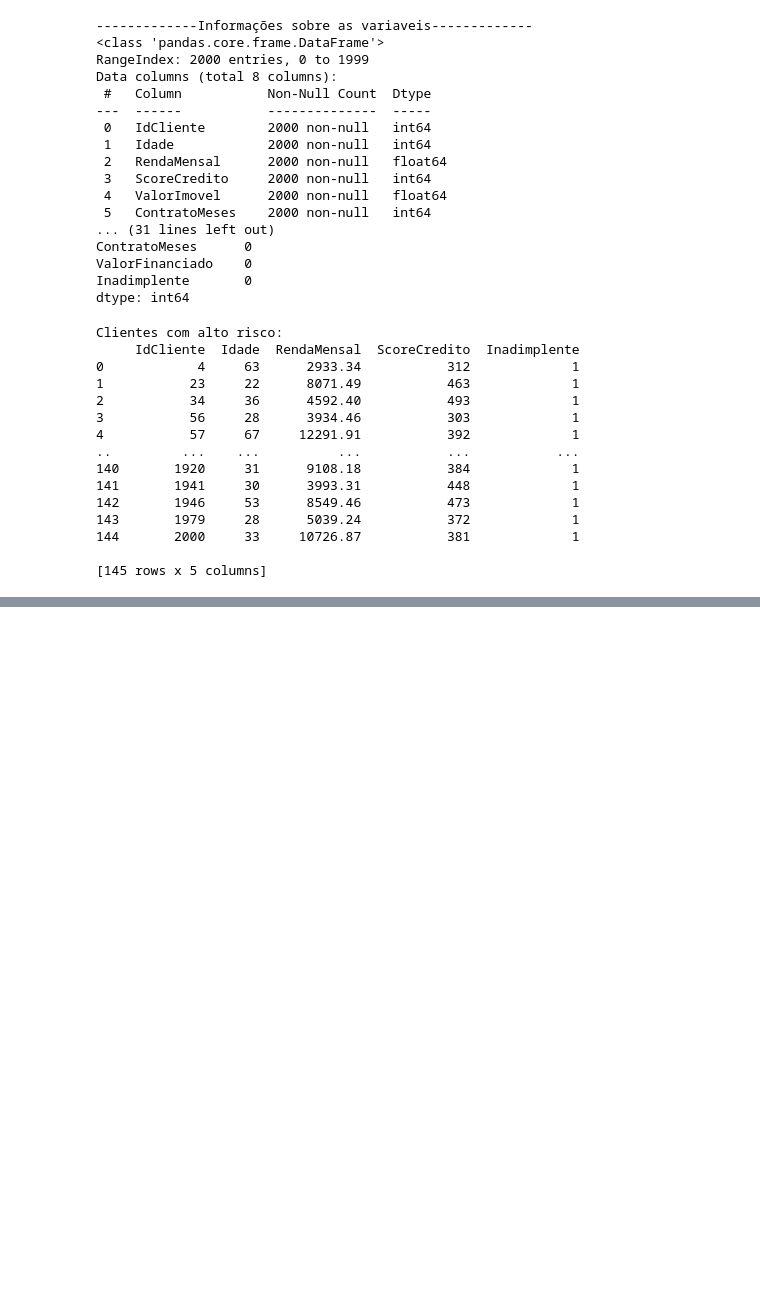
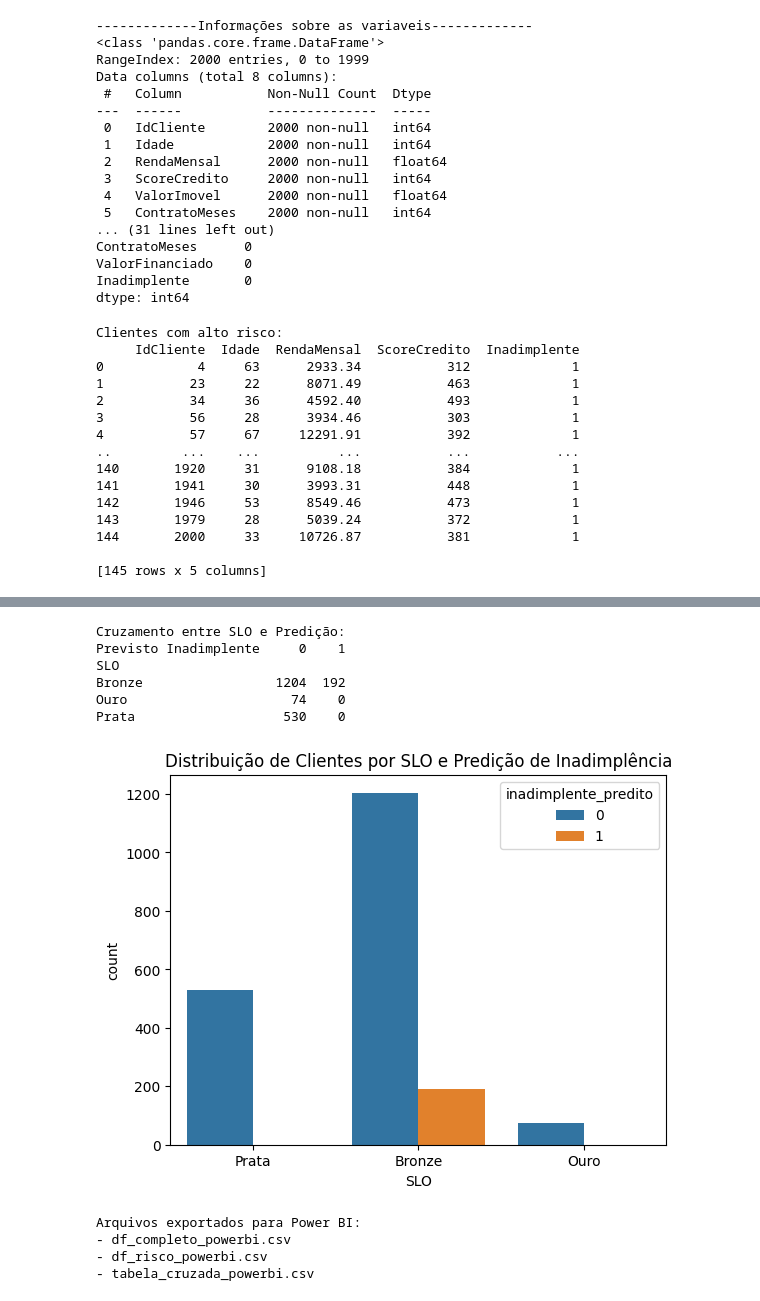
Before and after one commit to BailoMateus/Estagio-Bari, a Jupyter notebook: bari_case_final.ipynb, the cells around one changed output, grey strips where cells are left out. Drawn from its saved outputs; the diff is of its cells as text; code cells hidden in the pictures; blank space fills up the shorter version.

```diff
--- a/bari_case_final.ipynb
+++ b/bari_case_final.ipynb
@@ -130,0 +257,44 @@ Clientes com alto risco:
+# %%
+# ------------------------------
+# 7. Cruzamento SLO com Predição
+# ------------------------------
+
+X_full_scaled = scaler.transform(df_sql.drop(columns=["IdCliente", "Inadimplente", "SLO"]))
+df_sql["inadimplente_predito"] = rf.predict(X_full_scaled)
+
+# Tabela cruzada
+tabela_cruzada = pd.crosstab(df_sql["SLO"], df_sql["inadimplente_predito"], rownames=["SLO"], colnames=["Previsto Inadimplente"])
+print("\nCruzamento entre SLO e Predição:")
+print(tabela_cruzada)
+
+# Visualização final
+sns.countplot(data=df_sql, x="SLO", hue="inadimplente_predito")
+plt.title("Distribuição de Clientes por SLO e Predição de Inadimplência")
+plt.show()
+# %% [output]
+Cruzamento entre SLO e Predição:
+Previsto Inadimplente     0    1
+SLO
+Bronze                 1204  192
+Ouro                     74    0
+Prata                   530    0
+[figure, added]
+# %%
+# -----------------------------------
+# 9. Exportortações
+# -----------------------------------
+
+# Salvar os DataFrames em CSV para importação no Power BI
+df_sql.to_csv('df_completo_powerbi.csv', index=False)
+df_risco.to_csv('df_risco_powerbi.csv', index=False)
+tabela_cruzada.to_csv('tabela_cruzada_powerbi.csv')
+
+print("Arquivos exportados para Power BI:")
+print("- df_completo_powerbi.csv")
+print("- df_risco_powerbi.csv")
+print("- tabela_cruzada_powerbi.csv")
+# %% [output]
+Arquivos exportados para Power BI:
+- df_completo_powerbi.csv
+- df_risco_powerbi.csv
+- tabela_cruzada_powerbi.csv
```
Also changed, not shown: parts of 4 cells of this notebook.
